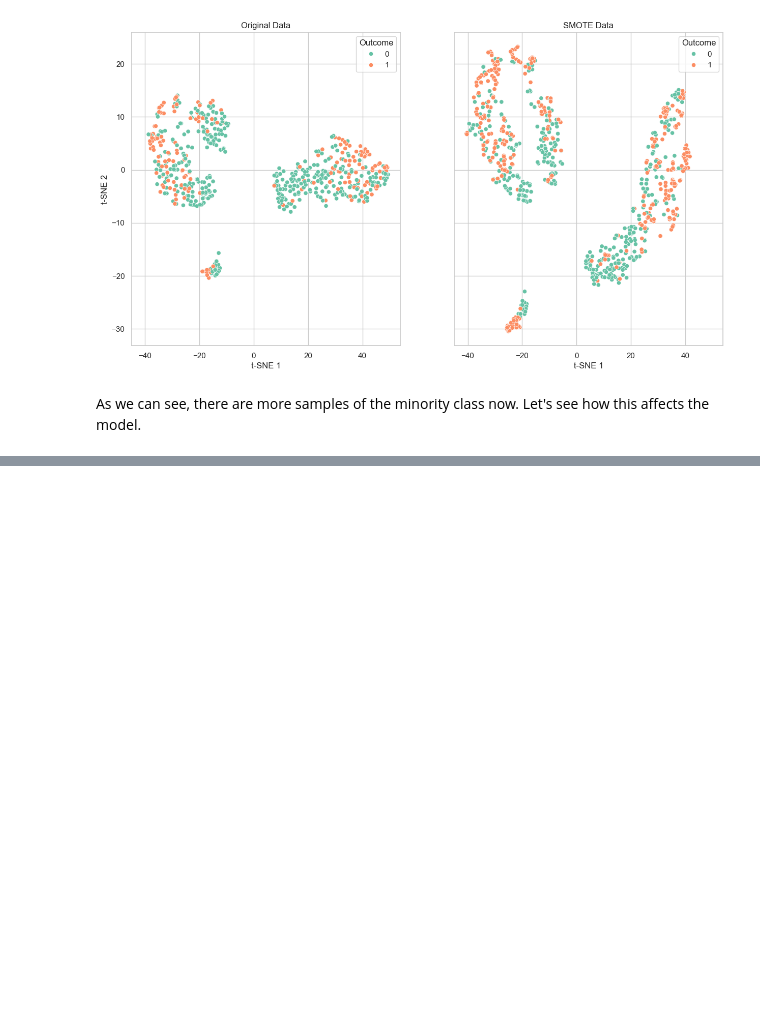
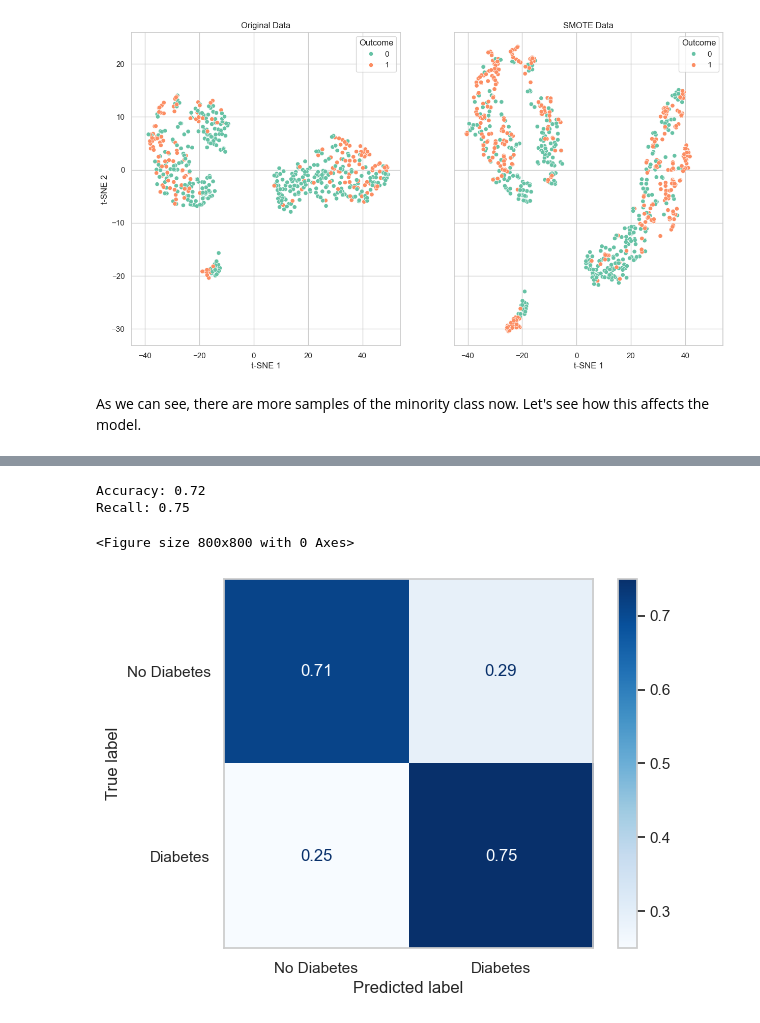
Before and after one commit to JuanDa14Sa/Diabetes-prediction, a Jupyter notebook: diabetes_prediction.ipynb, the cells around one changed output, grey strips where cells are left out. Saved outputs shown, nothing was run; the diff lists cells and outputs as text; code cells hidden in the pictures; blank space fills up the shorter version.

```diff
--- a/diabetes_prediction.ipynb
+++ b/diabetes_prediction.ipynb
@@ -281,0 +315,18 @@ Using SMOTE, we get a better recall score, but a lower accuracy score. This is d
+# %%
+accuracy = pipeline.score(X_test, y_test)
+recall = recall_score(y_test, pipeline.predict(X_test))
+print(f'Accuracy: {accuracy:.2f}')
+print(f'Recall: {recall:.2f}')
+# %% [output]
+Accuracy: 0.72
+Recall: 0.75
+# %%
+from sklearn.metrics import ConfusionMatrixDisplay
+plt.figure(figsize=(8, 8))
+
+ConfusionMatrixDisplay.from_predictions(y_test, pipeline.predict(X_test), display_labels=['No Diabetes', 'Diabetes'],
+                                        normalize='true', cmap='Blues')
+plt.grid(False)
+# %% [output]
+<Figure size 800x800 with 0 Axes>
+[figure, added]
```
Also changed, not shown: parts of 14 cells of this notebook.
